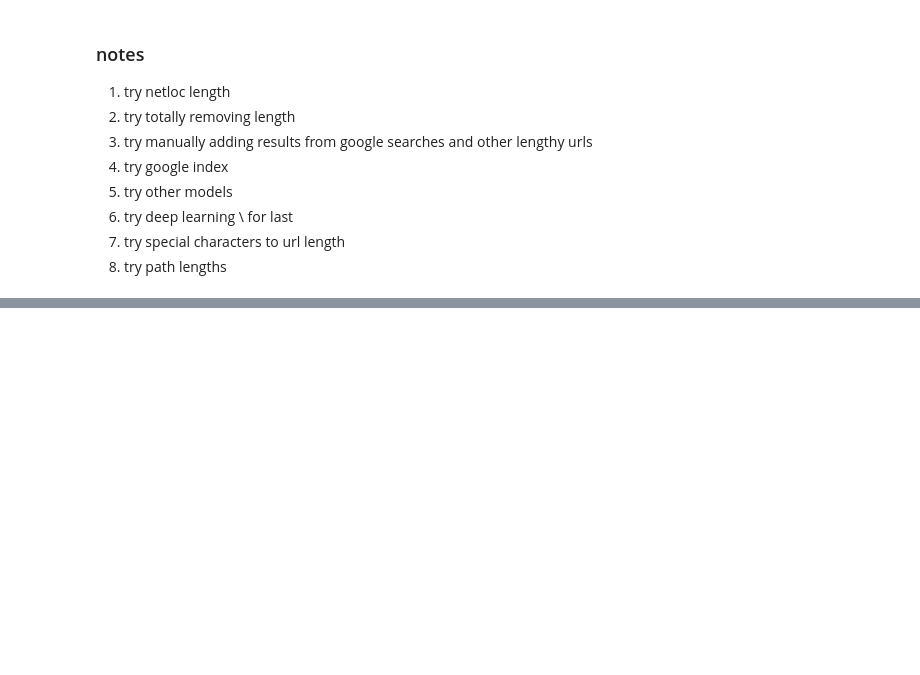
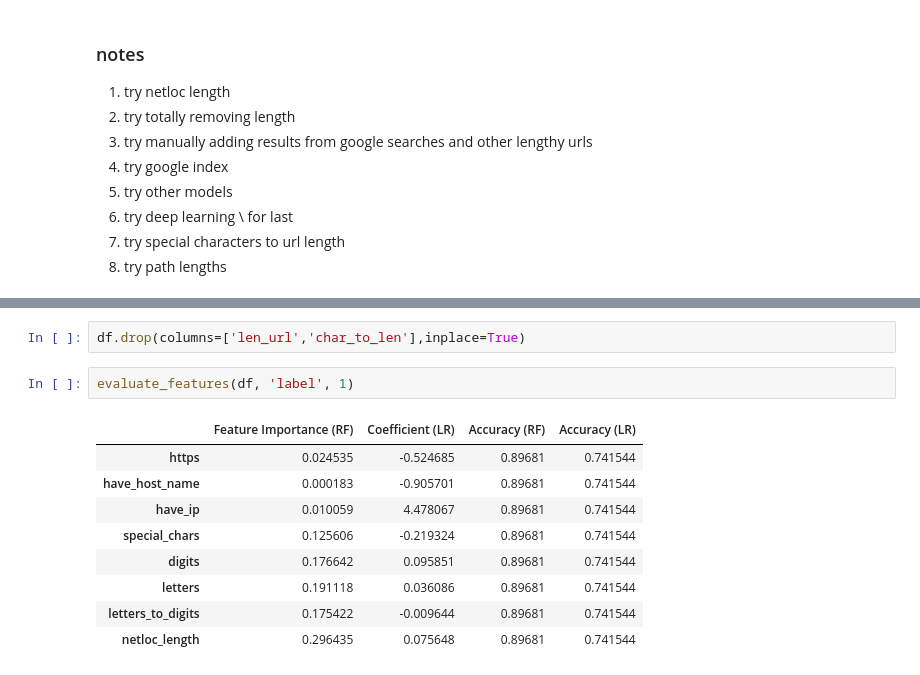
Before and after one commit to bataynehscave/Phishing_detector, a Jupyter notebook: experimenting.ipynb, the cells around one changed output, grey strips where cells are left out. Cells and saved outputs as stored; diff of their text form; blank space fills up the shorter version.

```diff
--- a/experimenting.ipynb
+++ b/experimenting.ipynb
@@ -265,0 +346,14 @@ ParseResult(scheme='https', netloc='home-onlineingservice-7c2773.ingress-c', pat
+# %%
+df.drop(columns=['len_url','char_to_len'],inplace=True)
+# %%
+evaluate_features(df, 'label', 1)
+# %% [output]
+|  | Feature Importance (RF) | Coefficient (LR) | Accuracy (RF) | Accuracy (LR) |
+| https | 0.024535 | -0.524685 | 0.89681 | 0.741544 |
+| have_host_name | 0.000183 | -0.905701 | 0.89681 | 0.741544 |
+| have_ip | 0.010059 | 4.478067 | 0.89681 | 0.741544 |
+| special_chars | 0.125606 | -0.219324 | 0.89681 | 0.741544 |
+| digits | 0.176642 | 0.095851 | 0.89681 | 0.741544 |
+| letters | 0.191118 | 0.036086 | 0.89681 | 0.741544 |
+| letters_to_digits | 0.175422 | -0.009644 | 0.89681 | 0.741544 |
+| netloc_length | 0.296435 | 0.075648 | 0.89681 | 0.741544 |
```
Also changed, not shown: parts of 16 cells of this notebook.
